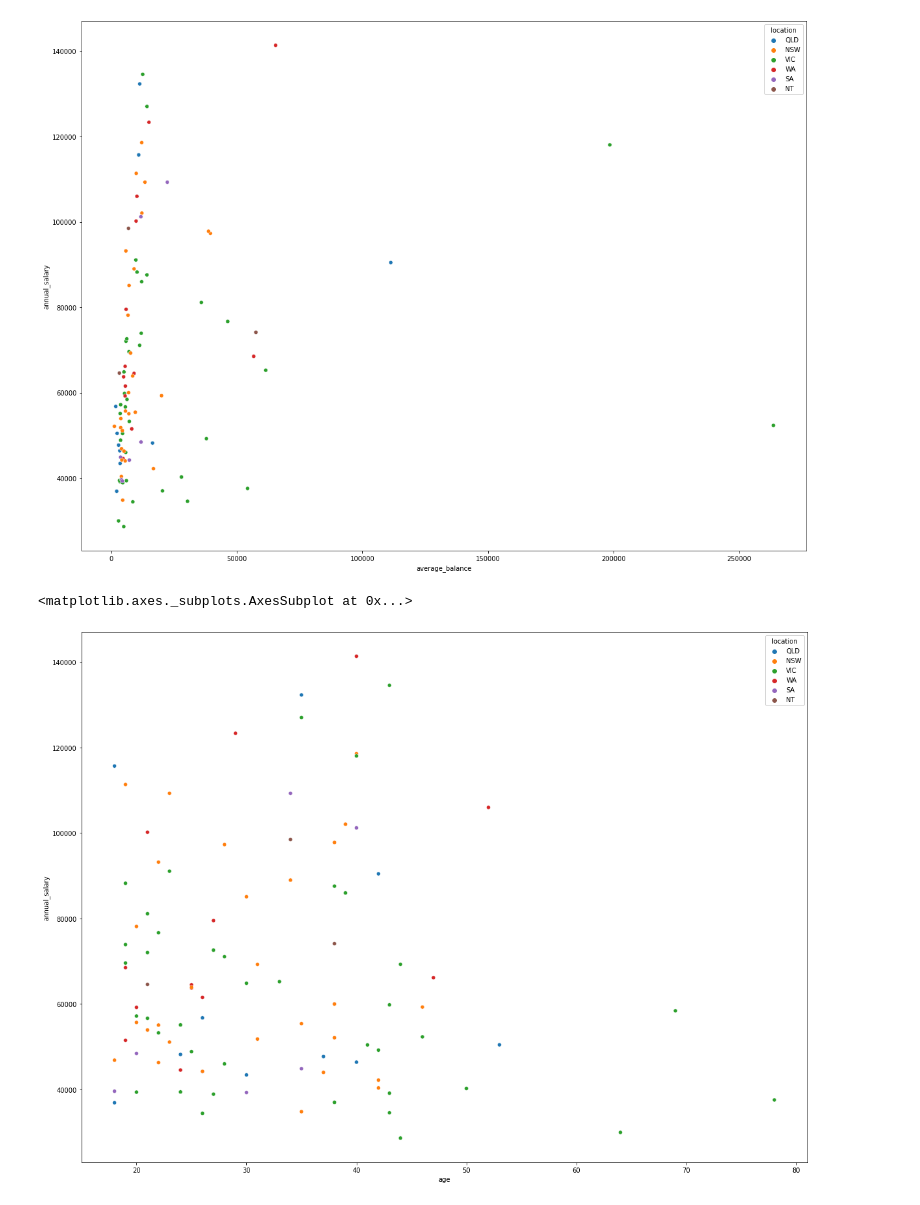
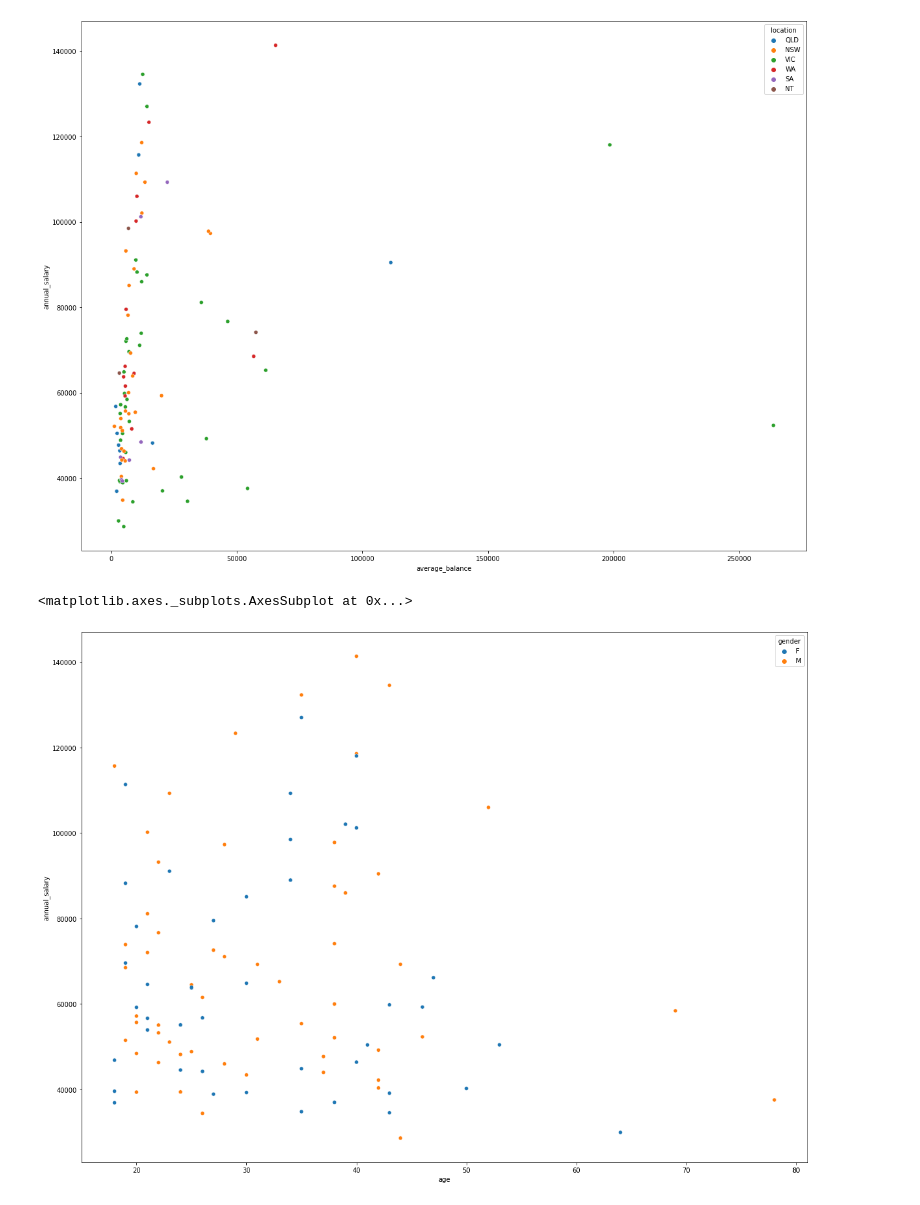
Before and after one commit to nug1209/ANZ_Data_Virtual_Experience, a Jupyter notebook: ANZ_Data_Analytics.ipynb, the cells around one changed output. Saved outputs shown, nothing was run; the diff lists cells and outputs as text; code cells hidden in the pictures.

```diff
--- a/ANZ_Data_Analytics.ipynb
+++ b/ANZ_Data_Analytics.ipynb
@@ -863,7 +865,7 @@ sns.scatterplot(data=df_mod, x='average_balance', y='annual_salary', hue='locati
 [figure]
 # %%
 plt.figure(figsize=(20,15))
-sns.scatterplot(data=df_mod, x='age', y='annual_salary', hue='location')
+sns.scatterplot(data=df_mod, x='age', y='annual_salary', hue='gender')
 # %% [output]
 <matplotlib.axes._subplots.AxesSubplot at 0x...>
-[figure, old version]
+[figure, new version]
```
Also changed, not shown: parts of 12 cells of this notebook.
